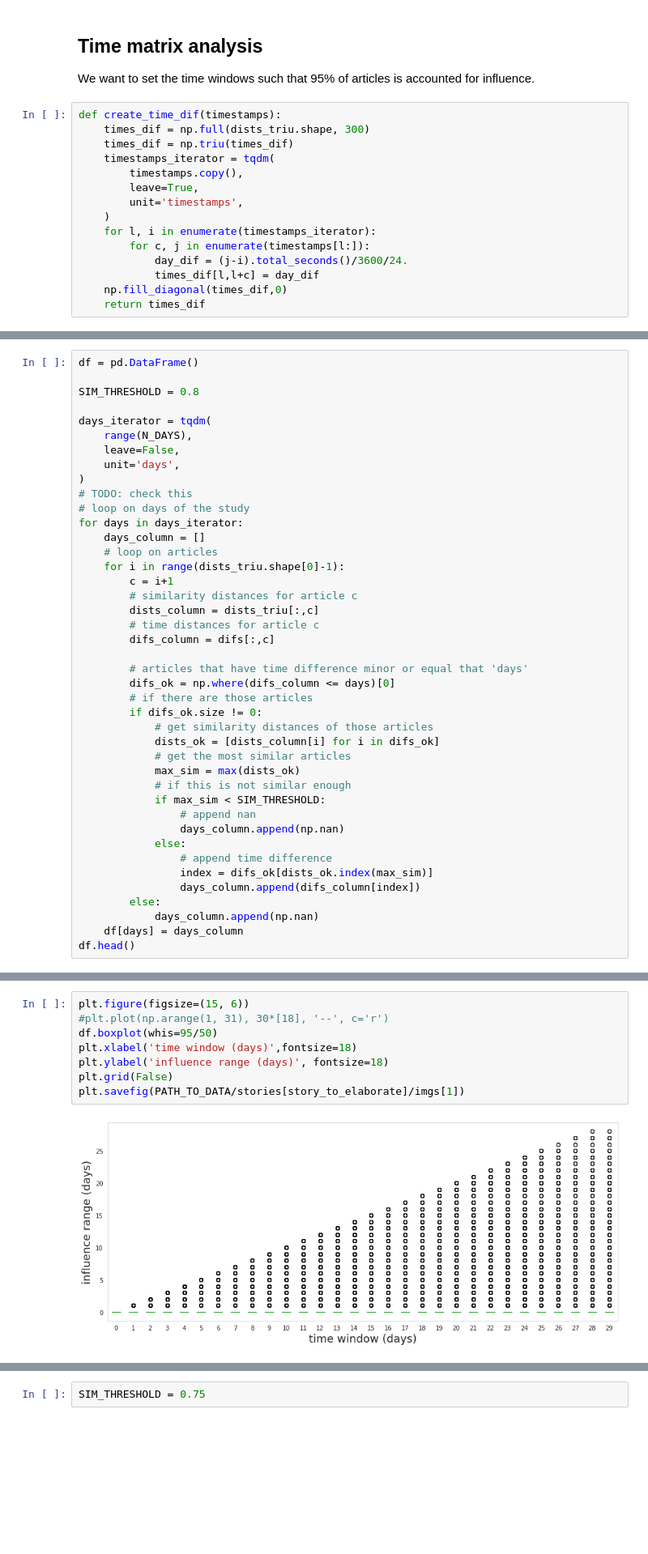
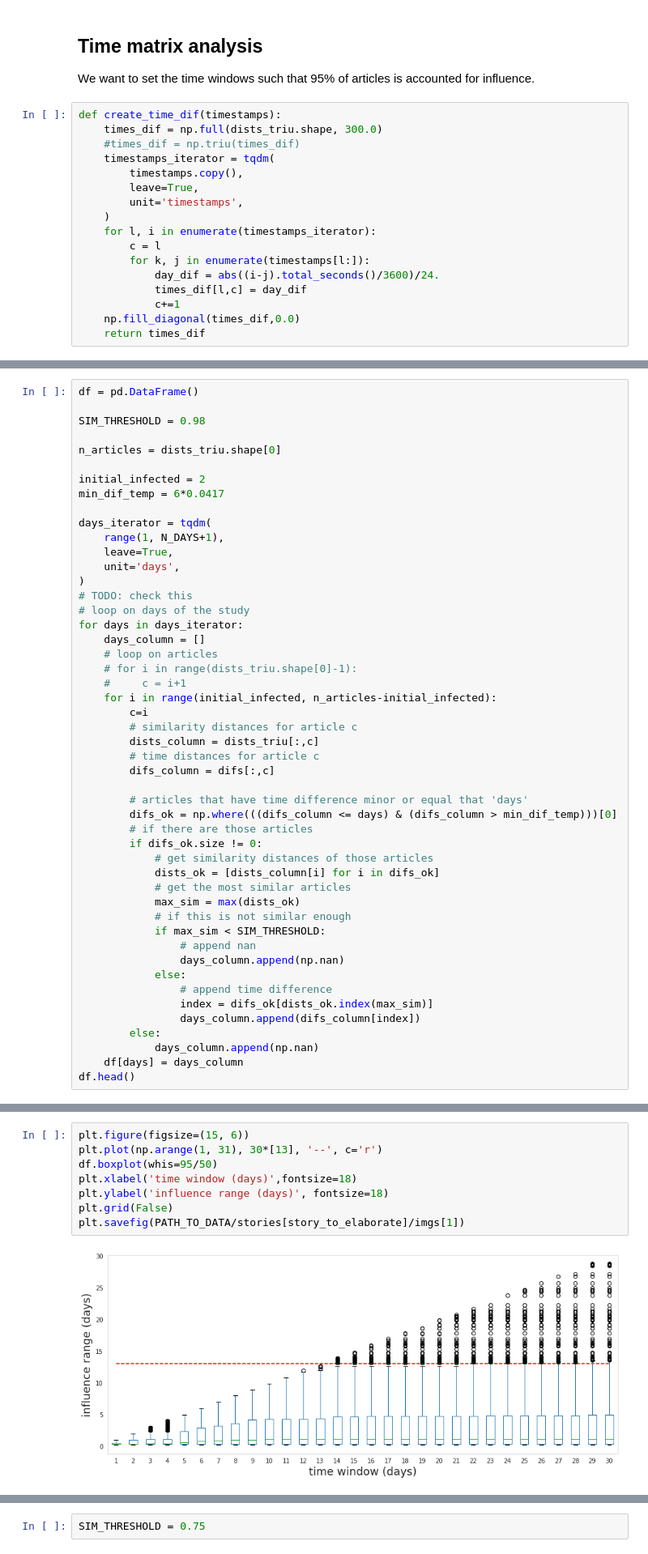
Before and after one commit to relogu/cn_project, a Jupyter notebook: notebooks/emp_data_analysis.ipynb, the cells around one changed output, grey strips where cells are left out. Shown: that part at 81% size. Drawn from its saved outputs; the diff is of its cells as text; blank space fills up the shorter version.

Commit message:
implementig min time

```diff
--- a/notebooks/emp_data_analysis.ipynb
+++ b/notebooks/emp_data_analysis.ipynb
@@ -208,16 +212,18 @@ plt.savefig(PATH_TO_DATA/stories[story_to_elaborate]/imgs[0])
 We want to set the time windows such that 95% of articles is accounted for influence.
 # %%
 def create_time_dif(timestamps):
-    times_dif = np.full(dists_triu.shape, 300)
-    times_dif = np.triu(times_dif)
+    times_dif = np.full(dists_triu.shape, 300.0)
+    #times_dif = np.triu(times_dif)
     timestamps_iterator = tqdm(
         timestamps.copy(),
         leave=True,
         unit='timestamps',
     )
     for l, i in enumerate(timestamps_iterator):
-        for c, j in enumerate(timestamps[l:]):
-            day_dif = (j-i).total_seconds()/3600/24.
-            times_dif[l,l+c] = day_dif
-    np.fill_diagonal(times_dif,0)
+        c = l
+        for k, j in enumerate(timestamps[l:]):
+            day_dif = abs((i-j).total_seconds()/3600)/24.
+            times_dif[l,c] = day_dif
+            c+=1
+    np.fill_diagonal(times_dif,0.0)
     return times_dif
@@ -235,11 +294,16 @@ array([[ 0,  0,  0, ..., 31, 31, 31],
 # %%
 df = pd.DataFrame()
 
-SIM_THRESHOLD = 0.8
+SIM_THRESHOLD = 0.98
+
+n_articles = dists_triu.shape[0]
+
+initial_infected = 2
+min_dif_temp = 6*0.0417
 
 days_iterator = tqdm(
-    range(N_DAYS),
-    leave=False,
+    range(1, N_DAYS+1),
+    leave=True,
     unit='days',
 )
 # TODO: check this
@@ -247,15 +311,17 @@ days_iterator = tqdm(
 for days in days_iterator:
     days_column = []
     # loop on articles
-    for i in range(dists_triu.shape[0]-1):
-        c = i+1
+    # for i in range(dists_triu.shape[0]-1):
+    #     c = i+1
+    for i in range(initial_infected, n_articles-initial_infected):
+        c=i
         # similarity distances for article c
         dists_column = dists_triu[:,c]
         # time distances for article c
         difs_column = difs[:,c]
 
         # articles that have time difference minor or equal that 'days'
-        difs_ok = np.where(difs_column <= days)[0]
+        difs_ok = np.where(((difs_column <= days) & (difs_column > min_dif_temp)))[0]
         # if there are those articles
         if difs_ok.size != 0:
             # get similarity distances of those articles
@@ -284,12 +350,12 @@ df.head()
 5 rows × 30 columns
 # %%
 plt.figure(figsize=(15, 6))
-#plt.plot(np.arange(1, 31), 30*[18], '--', c='r')
+plt.plot(np.arange(1, 31), 30*[13], '--', c='r')
 df.boxplot(whis=95/50)
 plt.xlabel('time window (days)',fontsize=18)
 plt.ylabel('influence range (days)', fontsize=18)
 plt.grid(False)
 plt.savefig(PATH_TO_DATA/stories[story_to_elaborate]/imgs[1])
 # %% [output]
-[figure, old version]
+[figure, new version]
 # %%
```
Also changed, not shown: parts of 16 cells of this notebook.
